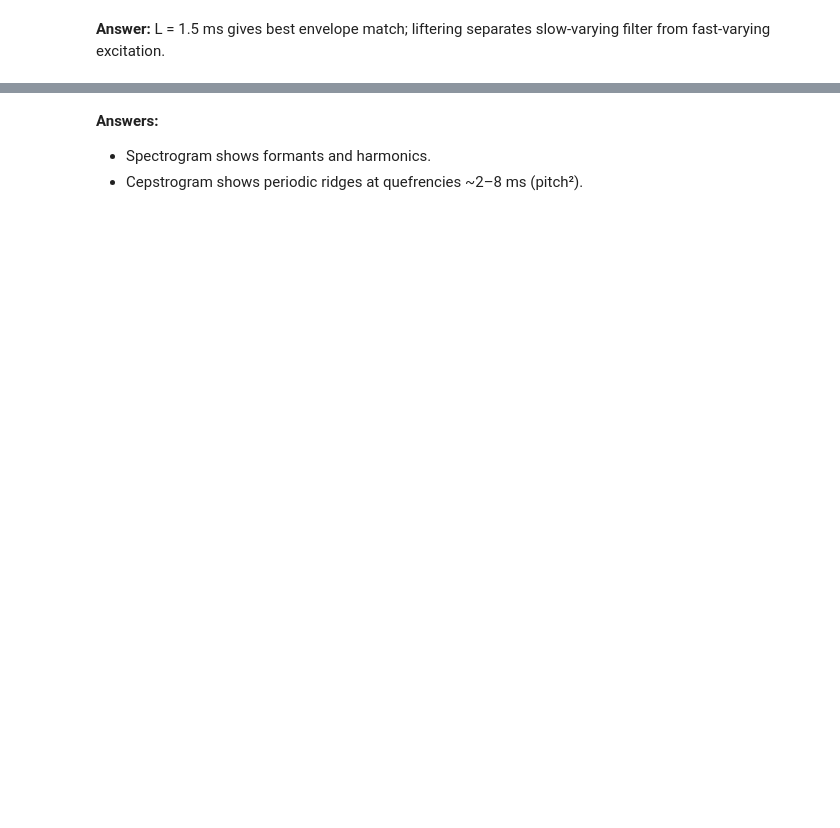
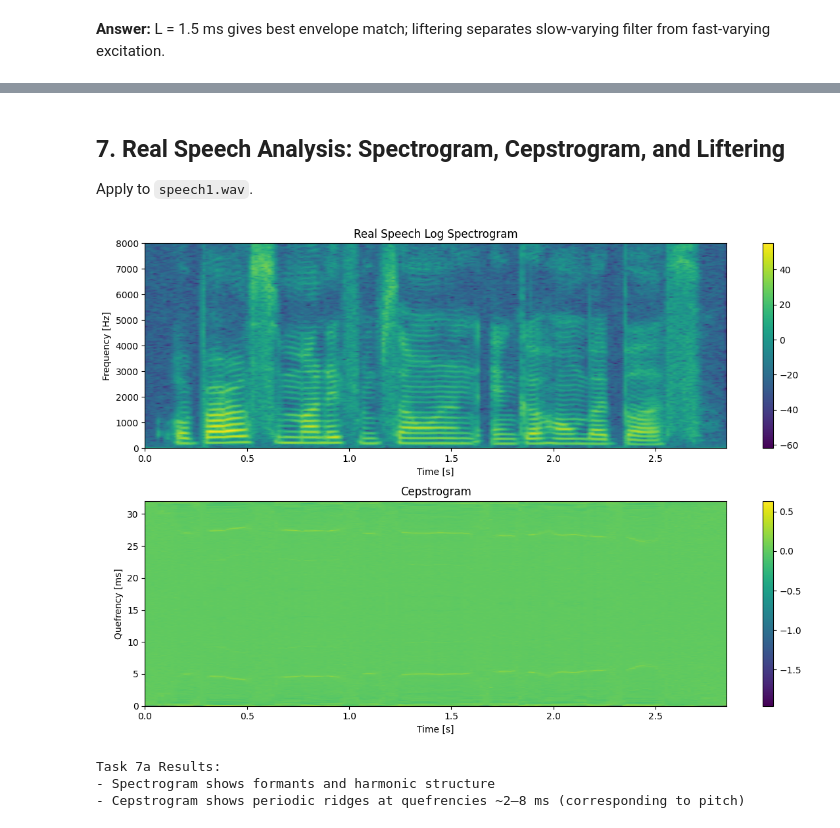
Before and after one commit to AyhamJo7/SSP, a Jupyter notebook: 5/Exercise5.ipynb, the cells around one changed output, grey strips where cells are left out. Drawn from its saved outputs; the diff is of its cells as text; code cells hidden in the pictures; blank space fills up the shorter version.

```diff
--- a/5/Exercise5.ipynb
+++ b/5/Exercise5.ipynb
@@ -220,31 +384,63 @@ Apply to `speech1.wav`.
+# %% [markdown]
+## 7. Real Speech Analysis: Spectrogram, Cepstrogram, and Liftering
+
+Apply to `speech1.wav`.
 # %%
 import numpy as np
 import matplotlib.pyplot as plt
 from scipy.io import wavfile
 from scipy.signal import stft
 
-fs_s, x_s = wavfile.read('speech1.wav'); x_s = x_s.astype(float)
-Nw = int(0.032*fs_s); hop = int(0.016*fs_s)
+# Load speech signal
+fs_s, x_s = wavfile.read('speech1.wav')
+x_s = x_s.astype(float)
+
+# STFT parameters
+Nw = int(0.032*fs_s)  # 32 ms window
+hop = int(0.016*fs_s)  # 16 ms hop (50% overlap)
+
+# Compute STFT (used for both 7a and 7b)
 f_s, t_s, Z_s = stft(x_s, fs_s, window='hann', nperseg=Nw, noverlap=Nw-hop)
+
+# Compute log spectrogram
+eps = np.finfo(np.float64).eps
 log_spec = 20*np.log10(np.abs(Z_s)+eps)
 
-plt.figure(figsize=(10,4))
-plt.pcolormesh(t_s, f_s, log_spec, shading='gouraud')
-plt.title('Real Speech Log Spectrogram'); plt.xlabel('Time [s]'); plt.ylabel('Frequency [Hz]'); plt.colorbar()
-plt.tight_layout(); plt.show()
+### Task 7a: Plot log spectrogram and cepstrogram
 
-# Cepstrogram
-num_fr = Z_s.shape[1]
-ceps = np.zeros((num_fr, Nw))
-for i in range(num_fr):
+# Plot log spectrogram
+plt.figure(figsize=(12, 8))
+
+plt.subplot(2, 1, 1)
+plt.pcolormesh(t_s, f_s, log_spec, shading='gouraud', cmap='viridis')
+plt.title('Real Speech Log Spectrogram')
+plt.xlabel('Time [s]')
+plt.ylabel('Frequency [Hz]')
+plt.colorbar()
+
+# Compute and plot cepstrogram
+num_frames = Z_s.shape[1]
+ceps = np.zeros((num_frames, Nw))
+
+for i in range(num_frames):
     mag = np.abs(Z_s[:,i])
     ceps[i,:] = np.real(np.fft.ifft(np.log(mag+eps), n=Nw))
 
-plt.figure(figsize=(10,4))
-plt.imshow(ceps.T, aspect='auto', origin='lower', extent=[0, t_s[-1], 0, Nw/fs_s])
-plt.title('Cepstrogram'); plt.xlabel('Time [s]'); plt.ylabel('Quefrency [s]'); plt.colorbar()
-plt.tight_layout(); plt.show()
+plt.subplot(2, 1, 2)
+plt.imshow(ceps.T, aspect='auto', origin='lower', extent=[0, t_s[-1], 0, Nw/fs_s*1000], cmap='viridis')
+plt.title('Cepstrogram')
+plt.xlabel('Time [s]')
+plt.ylabel('Quefrency [ms]')
+plt.colorbar()
+
+plt.tight_layout()
+plt.show()
+
+print("Task 7a Results:")
+print("- Spectrogram shows formants and harmonic structure")
+print("- Cepstrogram shows periodic ridges at quefrencies ~2–8 ms (corresponding to pitch)")
+# %% [output]
+[figure, added]
+Task 7a Results:
+- Spectrogram shows formants and harmonic structure
+- Cepstrogram shows periodic ridges at quefrencies ~2–8 ms (corresponding to pitch)
-# %% [markdown]
-**Answers:**
-- Spectrogram shows formants and harmonics.
-- Cepstrogram shows periodic ridges at quefrencies ~2–8 ms (pitch²).
```
Also changed, not shown: parts of 8 cells of this notebook.
